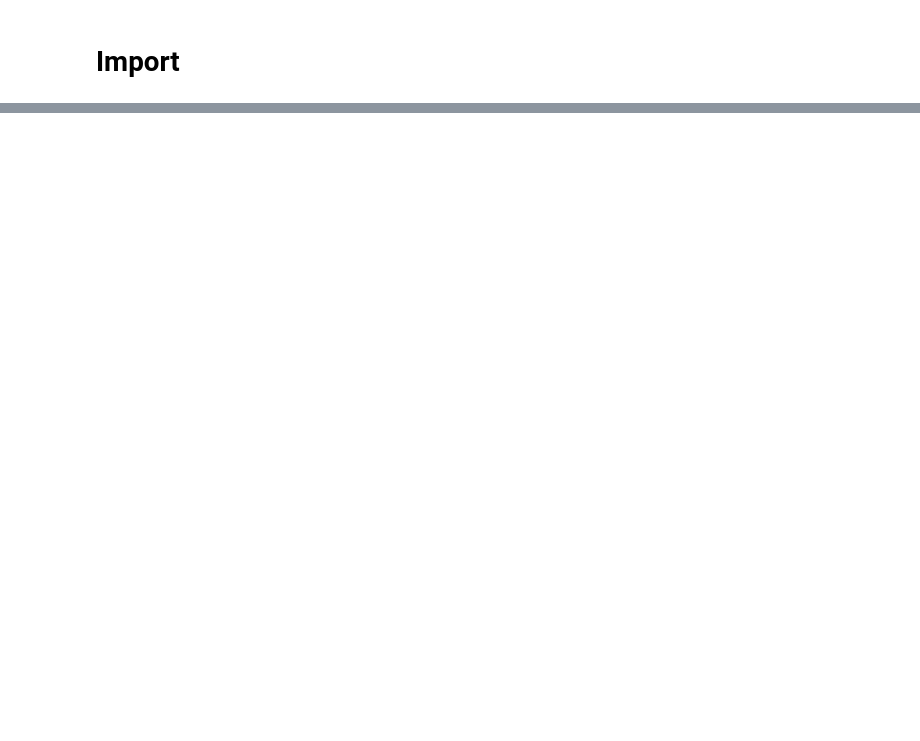
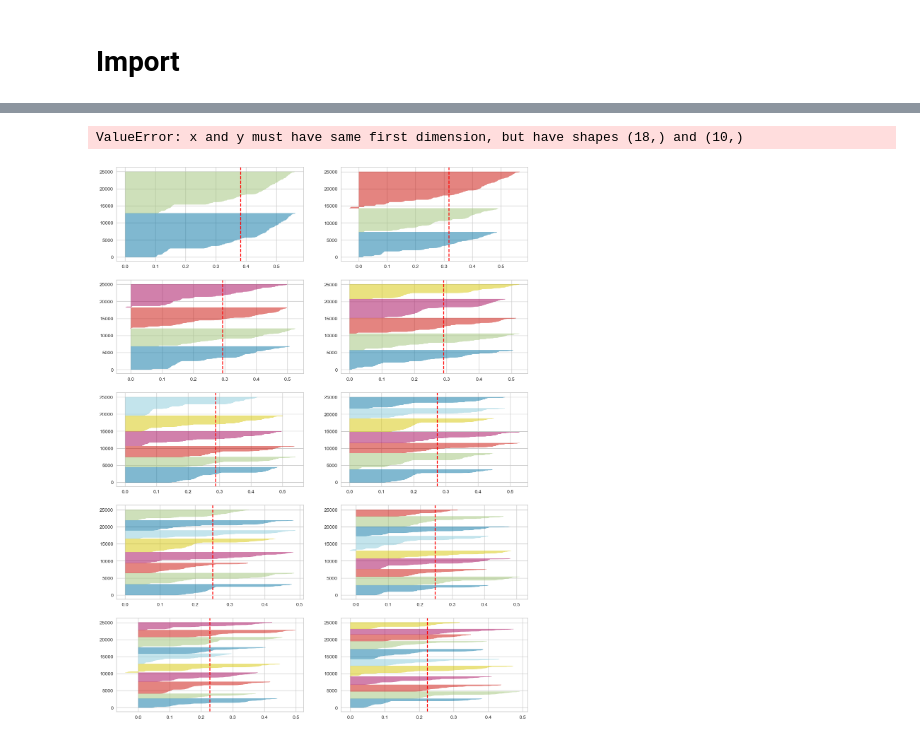
Before and after one commit to Pawmsdayl/hey-im-walking-my-dog-here, a Jupyter notebook: notebooks/2_clustering.ipynb, the cells around one changed output, grey strips where cells are left out. Drawn from its saved outputs; the diff is of its cells as text; code cells hidden in the pictures; blank space fills up the shorter version.

Commit message:
finding best cluster

```diff
--- a/notebooks/2_clustering.ipynb
+++ b/notebooks/2_clustering.ipynb
@@ -177,0 +198,35 @@ ValueError: could not convert string to float: '?'
+# %%
+num_plots = 10
+min_i = 2
+
+# data_minimized, labels = load_digits(return_X_y=True)
+
+silhouette_avg = []
+# for num_clusters in list(range(2,20)):
+#     km = KMeans(n_clusters=num_clusters, init = "k-means++", n_init = 10)
+#     km.fit_predict(data_minimized)
+
+fig, ax = plt.subplots(int(num_plots/2), 2, figsize=(15,20))
+for i in range(min_i, num_plots+min_i):
+    # Create KMeans instances for different number of clusters
+    km = KMeans(n_clusters=i, init='k-means++', n_init=10, max_iter=100, random_state=42)
+    q, mod = divmod(i-2, 2)
+
+    # use silhouette score to determine the number of clusters
+    labels = km.fit_predict(data_minimized)
+    score = silhouette_score(data_minimized, labels)
+    silhouette_avg.append(score)
+
+    visualizer = SilhouetteVisualizer(km, colors='yellowbrick', ax=ax[q][mod])
+    visualizer.fit(data_minimized)
+
+plt.plot(np.arange(2,20),silhouette_avg,'bx-')
+plt.xlabel('Values of K')
+plt.ylabel('Silhouette score')
+plt.title('Silhouette analysis For Optimal k')
+_ = plt.xticks(np.arange(2,20))
+
+print (f"Best K: {np.argmax(silhouette_avg)+2}")
+# %% [output]
+ValueError: x and y must have same first dimension, but have shapes (18,) and (10,)
+[figure, added]
```
Also changed, not shown: parts of 11 cells of this notebook, 1 other file.
